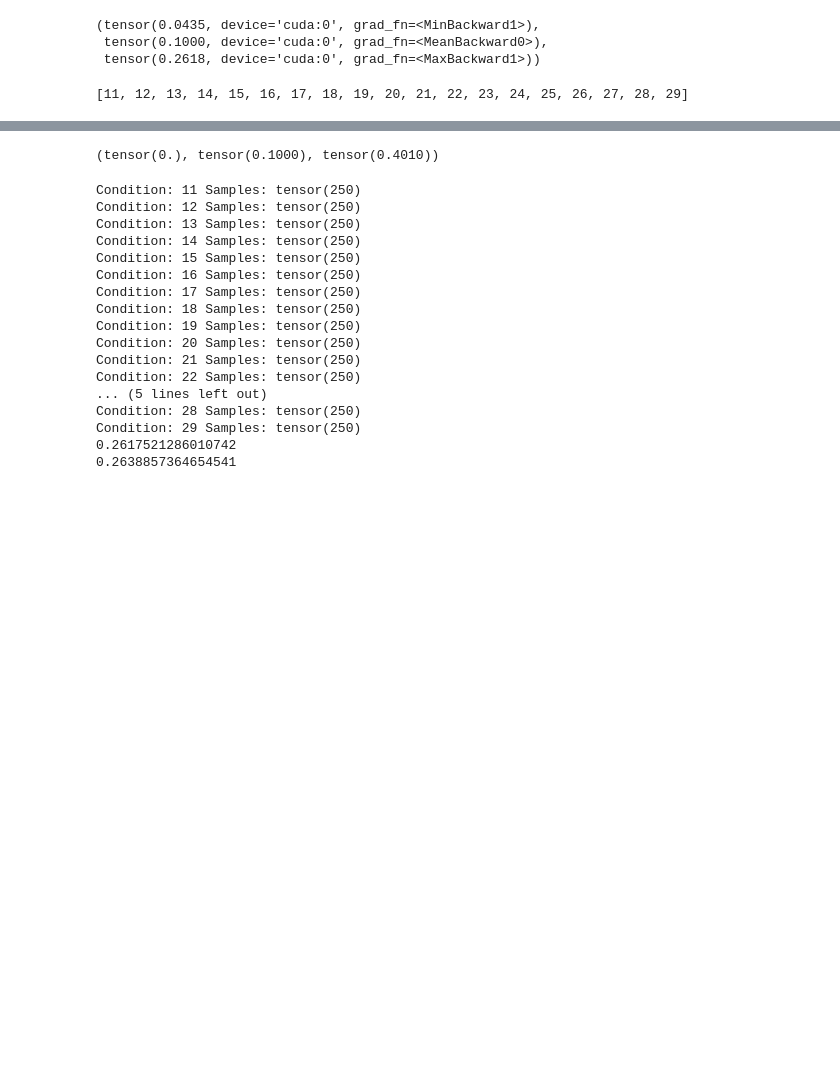
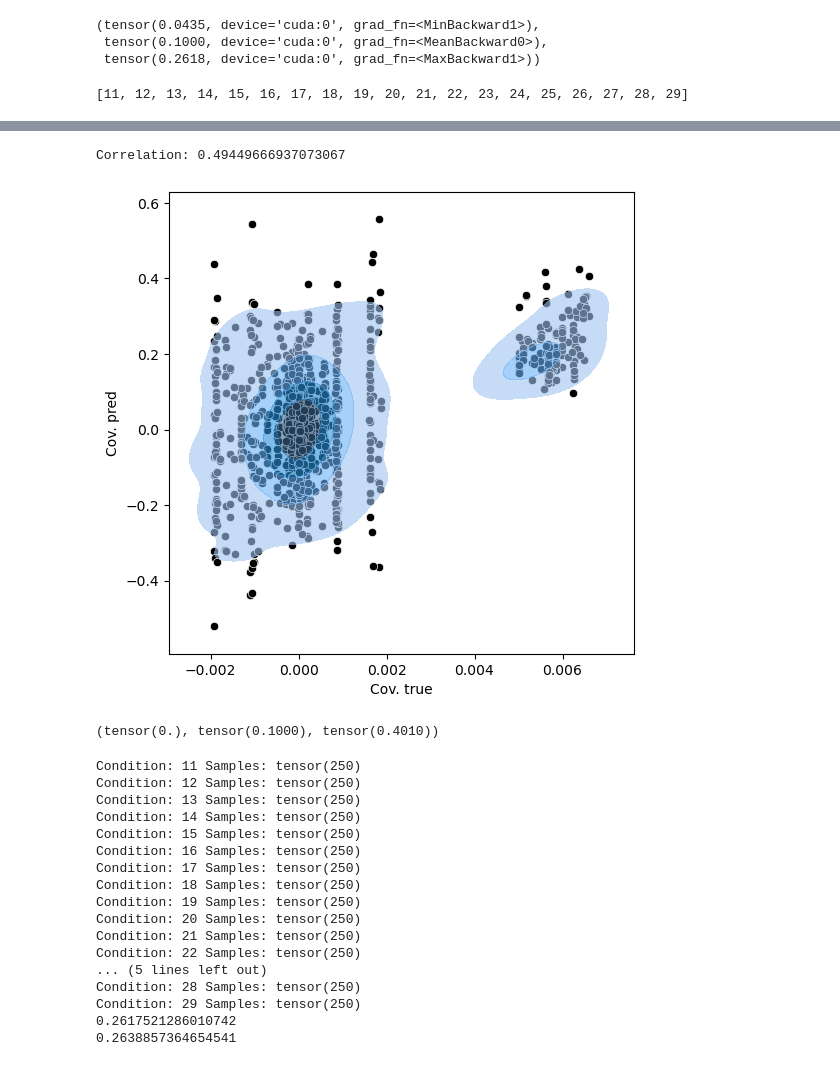
Before and after one commit to PMBio/bicycle, a Jupyter notebook: notebooks/experiments/synthetic/Prediction_and_Evaluation.ipynb, the cells around one changed output, grey strips where cells are left out. Cells and saved outputs as stored; diff of their text form; code cells hidden in the pictures; blank space fills up the shorter version.

Commit message:
Code to generate and evaluate predictions for covariance matrices (omegas) for unseen conditions! :)

```diff
--- a/notebooks/experiments/synthetic/Prediction_and_Evaluation.ipynb
+++ b/notebooks/experiments/synthetic/Prediction_and_Evaluation.ipynb
@@ -139,7 +139,7 @@ if n_factors > 0:
 #
 # Create synthetic data
 #
-gt_dyn, intervened_variables, samples, gt_interv, sim_regime, beta = create_data(
+gt_dyn, intervened_variables, samples, gt_interv, sim_regime, beta, gt_omegas = create_data(
     n_genes,
     n_samples_control=n_samples_control,
     n_samples_per_perturbation=n_samples_per_perturbation,
@@ -233,6 +233,8 @@ if LOGO:
 device = torch.device(f"cuda:{GPU_DEVICE}")
 gt_interv = gt_interv.to(device)
 n_genes = samples.shape[1]
+
+print(gt_omegas.shape)
 # %% [output]
 [rank: 0] Global seed set to 1
 Simulating data of intervention type Cas9
@@ -270,9 +273,12 @@ list(test_regimes.unique().detach().cpu().numpy())
 # %% [output]
 [11, 12, 13, 14, 15, 16, 17, 18, 19, 20, 21, 22, 23, 24, 25, 26, 27, 28, 29]
 # %%
-omegas = eval_model.predict_covs(regimes = list(test_regimes.unique().detach().cpu().numpy()))
+regimes_test = list(test_regimes.unique().detach().cpu().numpy())
 
-print(omegas)
+omegas = eval_model.predict_covs(regimes = regimes_test)
+
+print(omegas.shape)
+print(gt_omegas[regimes_test].shape)
 # %% [output]
 GPU available: True (cuda), used: True
 TPU available: False, using: 0 TPU cores
@@ -326,3 +332,33 @@ tensor([[[ 0.1451,  0.0795,  0.1136,  ...,  0.2627,  0.2011,  0.2692],
+# %%
+import seaborn as sns
+
+x = gt_omegas[regimes_test].detach().cpu().reshape(-1,).numpy()
+y = omegas.detach().cpu().reshape(-1,).numpy()
+
+fig, ax = plt.subplots(figsize=(6, 6))
+
+sns.scatterplot(
+    x=x,
+    y=y,
+    color="k",
+    ax=ax,
+)
+sns.kdeplot(
+    x=x,
+    y=y,
+    levels=5,
+    fill=True,
+    alpha=0.6,
+    cut=2,
+    ax=ax,
+)
+
+ax.set(xlabel='Cov. true', ylabel='Cov. pred')
+
+print('Correlation:', np.corrcoef(x,y)[0,1])
+# %% [output]
+Correlation: 0.49449666937073067
+[figure, added]
 # %%
 test_samples, test_regimes, _, _ = test_loader.dataset[:]
 
```
Also changed, not shown: parts of 2 cells of this notebook, 1 other file.
